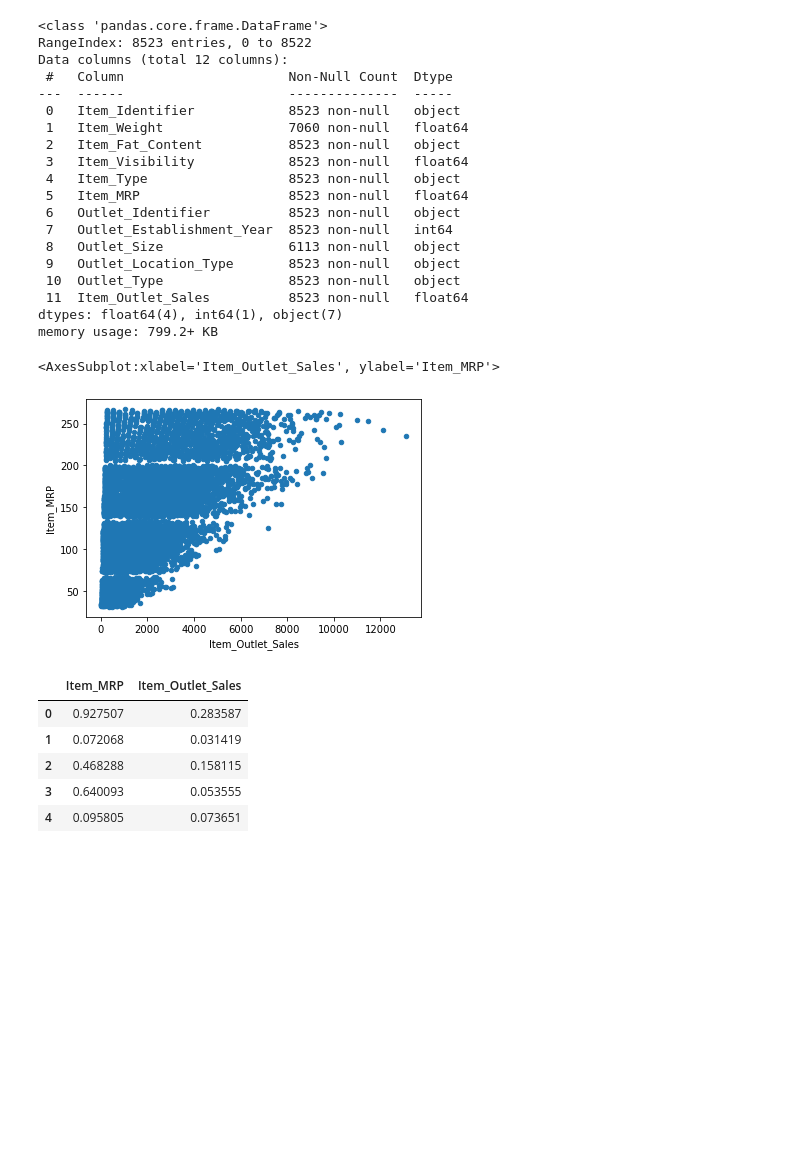
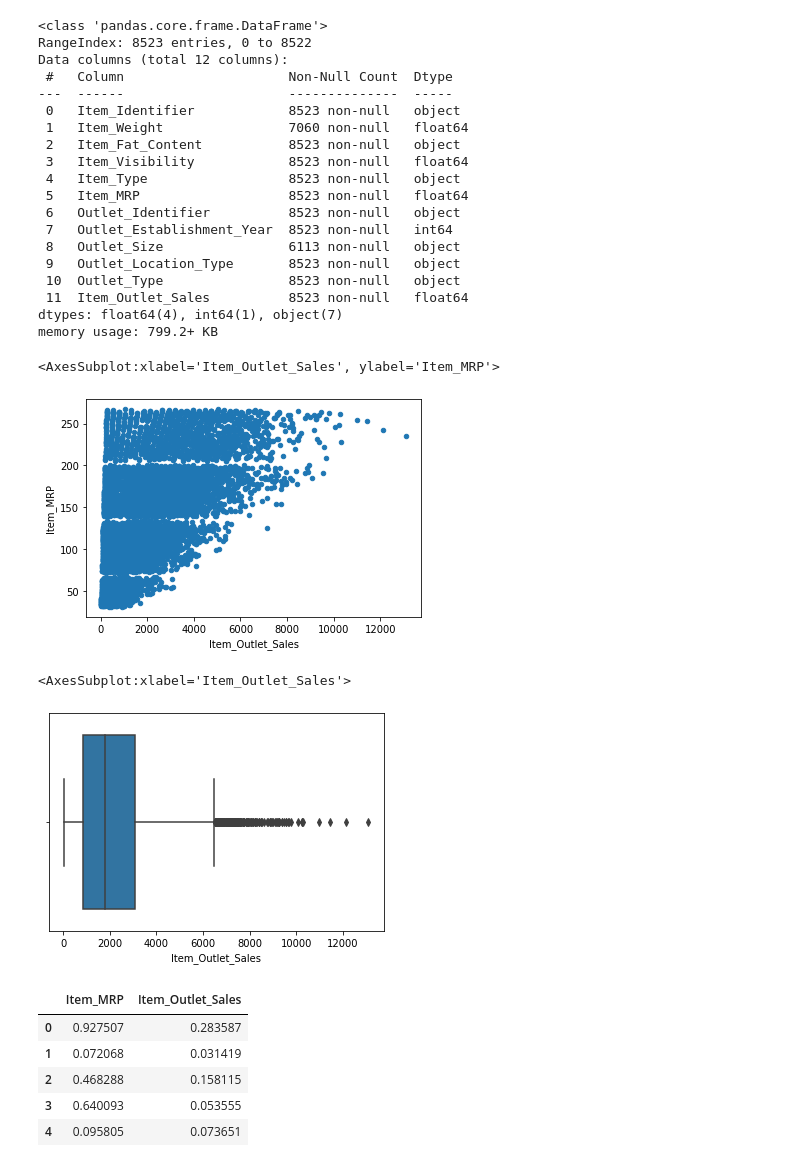
Before and after one commit to AISaturdaysLagos/cohort7_practicals, a Jupyter notebook: 7_Outlier_and_Anomaly_Detection/Outlier and Anomaly Detection.ipynb, the cells around one changed output. Cells and saved outputs as stored; diff of their text form; code cells hidden in the pictures; blank space fills up the shorter version.

```diff
--- a/7_Outlier_and_Anomaly_Detection/Outlier and Anomaly Detection.ipynb
+++ b/7_Outlier_and_Anomaly_Detection/Outlier and Anomaly Detection.ipynb
@@ -186,7 +186,7 @@ from pyod.models.cblof import CBLOF
 #import and split dataset to test and train
 import pandas as pd
 
-df = pd.read_csv('train.csv')
+df = pd.read_csv('data/train.csv')
 df.head()
 # %% [output]
 |  | Item_Identifier | Item_Weight | Item_Fat_Content | Item_Visibility | Item_Type | Item_MRP | ... |
@@ -229,7 +229,13 @@ df['Item_Outlet_Sales'].fillna(int(df['Item_Outlet_Sales'].mean()), inplace=True
 df.plot.scatter('Item_Outlet_Sales','Item_MRP')
 # %% [output]
 <AxesSubplot:xlabel='Item_Outlet_Sales', ylabel='Item_MRP'>
-[figure, old version]
+[figure, new version]
+# %%
+import seaborn as sns
+sns.boxplot(df['Item_Outlet_Sales'])
+# %% [output]
+<AxesSubplot:xlabel='Item_Outlet_Sales'>
+[figure, added]
 # %%
 from sklearn.preprocessing import MinMaxScaler
 
```
Also changed, not shown: parts of 9 cells of this notebook.
